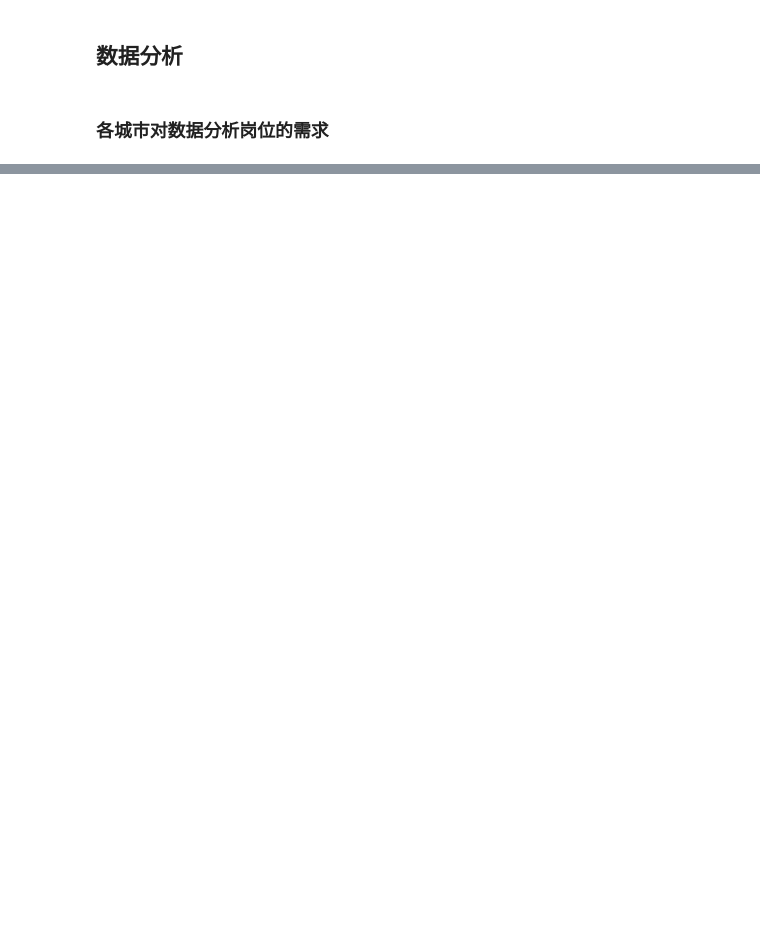
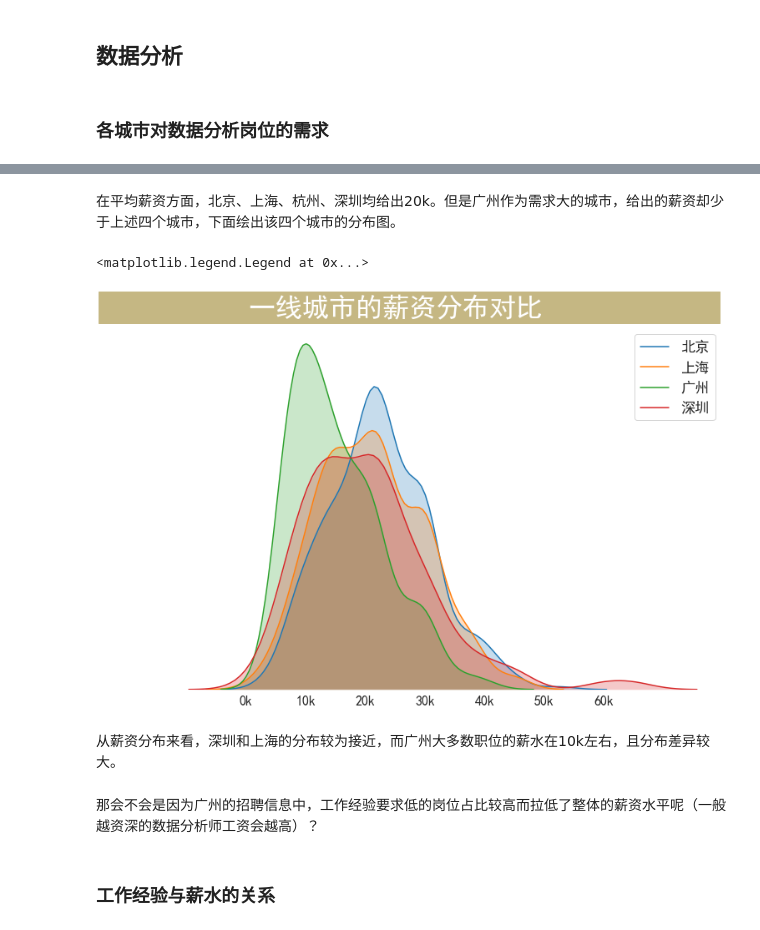
Before and after one commit to Suspect-wu/-, a Jupyter notebook: main.ipynb, the cells around one changed output, grey strips where cells are left out. Saved outputs shown, nothing was run; the diff lists cells and outputs as text; code cells hidden in the pictures; blank space fills up the shorter version.

```diff
--- a/main.ipynb
+++ b/main.ipynb
@@ -185,0 +191,24 @@ bar.render_notebook()
+# %% [markdown]
+在平均薪资方面，北京、上海、杭州、深圳均给出20k。但是广州作为需求大的城市，给出的薪资却少于上述四个城市，下面绘出该四个城市的分布图。
+# %%
+fig,ax = plt.subplots(figsize=(12,8))
+fig.text(x=0.04, y=0.90, s='           一线城市的薪资分布对比             ',
+         fontsize=32, weight='bold', color='white', backgroundcolor='#c5b783')
+sns.kdeplot(df[df["city"]=='北京']["salary"],shade=True,label="北京")
+sns.kdeplot(df[df["city"]=='上海']["salary"],shade=True,label="上海")
+sns.kdeplot(df[df["city"]=='广州']["salary"],shade=True,label="广州")
+sns.kdeplot(df[df["city"]=='深圳']["salary"],shade=True,label="深圳")
+plt.tick_params(axis='both', which='major', labelsize=16)
+plt.box(False)
+plt.xticks(np.arange(0,61,10), [str(i)+"k" for i in range(0,61,10)])
+plt.yticks([])
+plt.legend(fontsize = 'xx-large',fancybox=None)
+# %% [output]
+<matplotlib.legend.Legend at 0x...>
+[figure, added]
+# %% [markdown]
+从薪资分布来看，深圳和上海的分布较为接近，而广州大多数职位的薪水在10k左右，且分布差异较大。
+# %% [markdown]
+那会不会是因为广州的招聘信息中，工作经验要求低的岗位占比较高而拉低了整体的薪资水平呢（一般越资深的数据分析师工资会越高）？
+# %% [markdown]
+### 工作经验与薪水的关系
```
Also changed, not shown: parts of 53 cells of this notebook, 1 other file.
